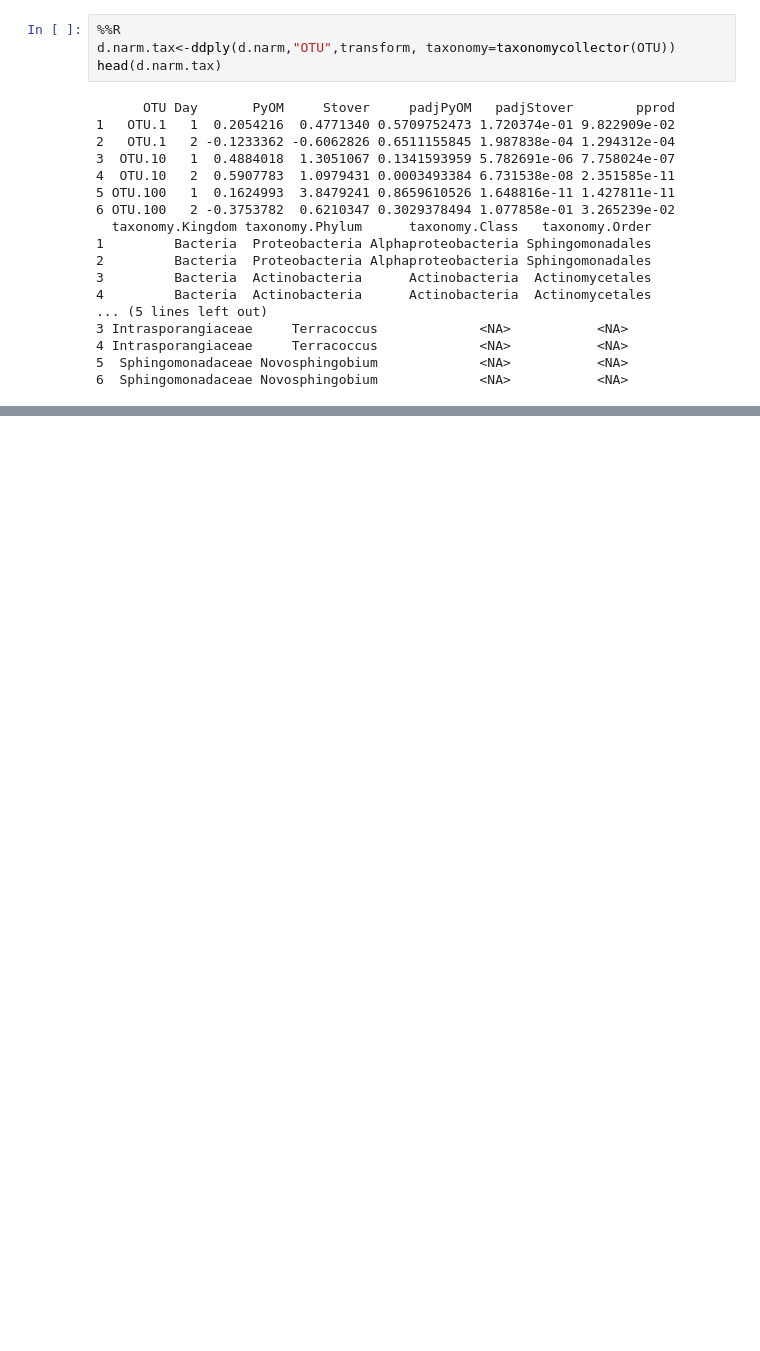
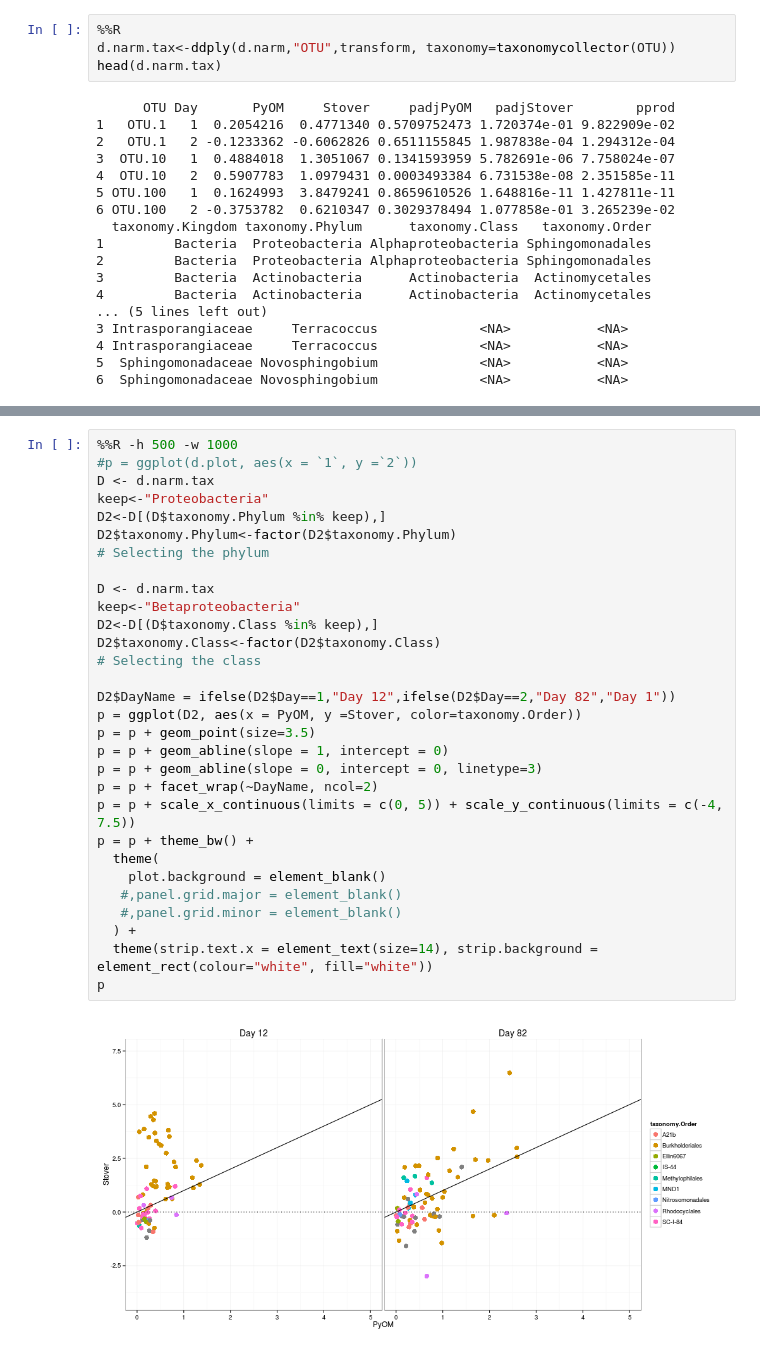
Before and after one commit to TheaWhitman/PyOM, a Jupyter notebook: manuscript_figures/Log2-fold_change_plots.ipynb, the cells around one changed output, grey strips where cells are left out. Saved outputs shown, nothing was run; the diff lists cells and outputs as text; blank space fills up the shorter version.

```diff
--- a/manuscript_figures/Log2-fold_change_plots.ipynb
+++ b/manuscript_figures/Log2-fold_change_plots.ipynb
@@ -162,0 +263,32 @@ p
+# %%
+%%R -h 500 -w 1000
+#p = ggplot(d.plot, aes(x = `1`, y =`2`))
+D <- d.narm.tax
+keep<-"Proteobacteria"
+D2<-D[(D$taxonomy.Phylum %in% keep),]
+D2$taxonomy.Phylum<-factor(D2$taxonomy.Phylum)
+# Selecting the phylum
+
+D <- d.narm.tax
+keep<-"Betaproteobacteria"
+D2<-D[(D$taxonomy.Class %in% keep),]
+D2$taxonomy.Class<-factor(D2$taxonomy.Class)
+# Selecting the class
+
+D2$DayName = ifelse(D2$Day==1,"Day 12",ifelse(D2$Day==2,"Day 82","Day 1"))
+p = ggplot(D2, aes(x = PyOM, y =Stover, color=taxonomy.Order))
+p = p + geom_point(size=3.5)
+p = p + geom_abline(slope = 1, intercept = 0)
+p = p + geom_abline(slope = 0, intercept = 0, linetype=3)
+p = p + facet_wrap(~DayName, ncol=2)
+p = p + scale_x_continuous(limits = c(0, 5)) + scale_y_continuous(limits = c(-4, 7.5))
+p = p + theme_bw() +
+  theme(
+    plot.background = element_blank()
+   #,panel.grid.major = element_blank()
+   #,panel.grid.minor = element_blank()
+  ) +
+  theme(strip.text.x = element_text(size=14), strip.background = element_rect(colour="white", fill="white"))
+p
+# %% [output]
+[figure, added]
```
Also changed, not shown: parts of 9 cells of this notebook.
